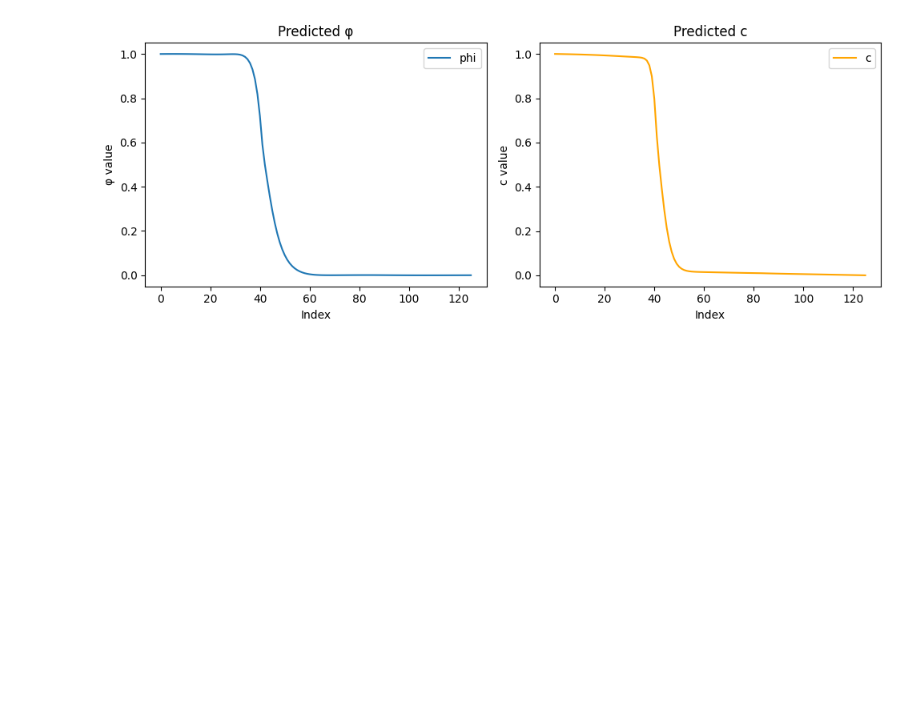
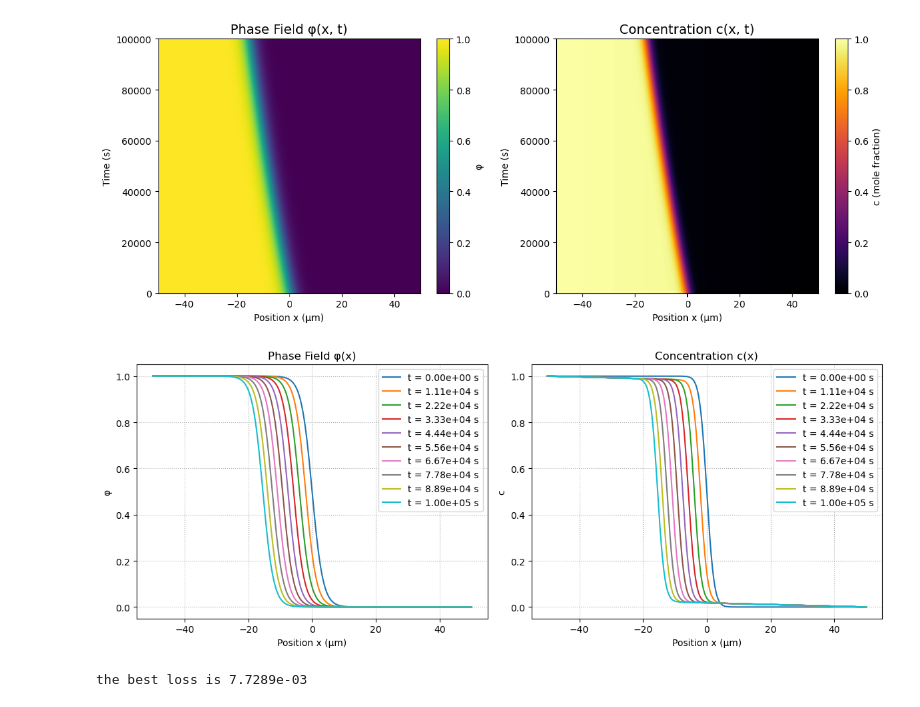
Before and after one commit to Fangkoukou/Jax-Implementation-of-PF-PINN, a Jupyter notebook: train.ipynb, the cells around one changed output. Saved outputs shown, nothing was run; the diff lists cells and outputs as text; code cells hidden in the pictures; blank space fills up the shorter version.

```diff
--- a/train.ipynb
+++ b/train.ipynb
@@ -19,19 +19,26 @@ key, subkey = random.split(key)
 model = PINN(key=subkey, width=16, depth=4)
 
 # initialize the pde:
-alpha_phi = jnp.float64(9.62e-5)
-omega_phi = jnp.float64(1.663e7)
-A         = jnp.float64(5.35e7)
-M         = jnp.float64(8.5e-10) / (2 * A)
-L         = jnp.float64(1e-11)
-c_se       = jnp.float64(1.0)
-c_le       = jnp.float64(5100/1.43e5)
-pde = PDE(alpha_phi = alpha_phi, omega_phi = omega_phi, M = M, A = A, L = L, c_se = c_se, c_le = c_le)
+params = {
+    "alpha_phi": 9.62e-5,
+    "omega_phi": 1.663e7,
+    "L": 1.0e-11,           # For activation-controlled case (Section 5.2.1)
+    "M": 8.5e-10/(2*5.35e7),
+    "A": 5.35e7,
+    "c_se": 1.0,
+    "c_le": 5100/1.43e5,
+    "x_range": (-50e-6, 50e-6),
+    "t_range": (0, 1e5),
+    "nx": 256,
+    "nt": 100
+}
+pde = PDE(**params)
 
 # initialize the derivative class:
 deriv = Derivative()
 
 # initialize the residual class:
+# the normalized range and normalizing constants
 x_span = (-0.5, 0.5)
 x_coef = 1.0 * 1e4
 t_span = (0.0, 1.0)
@@ -164,24 +171,14 @@ Step 8000: total_loss = 7.7829e-03
-# %%
-_, _, _, _, _, final_params, _, best_loss, best_params = final_carry
-model_final = eqx.combine(best_params, static)
-phi_pred, c_pred  = model_final(x["ic"], 0.5 * jnp.ones_like(x["ic"]))
-
-# Assuming phi_pred and c_pred are 1D arrays of same length
-fig, axes = plt.subplots(1, 2, figsize=(10, 4))
-
-axes[0].plot(phi_pred, label="phi")
-axes[0].set_title("Predicted φ")
-axes[0].set_xlabel("Index")
-axes[0].set_ylabel("φ value")
-axes[0].legend()
-
-axes[1].plot(c_pred, label="c", color="orange")
-axes[1].set_title("Predicted c")
-axes[1].set_xlabel("Index")
-axes[1].set_ylabel("c value")
-axes[1].legend()
-
-plt.tight_layout()
-plt.show()
-# %% [output]
-[figure, removed]
+# %%
+# the actual result:
+x_validate, t_validate, C_validate, P_validate = pde.solve()
+pde.draw_heatmap(x_validate, t_validate, C_validate, P_validate)
+pde.draw_profiles(x_validate, t_validate, C_validate, P_validate)
+# %% [output]
+[figure, added]
+[figure, added]
+# %%
+_, _, _, _, _, final_params, _, best_loss, best_params = final_carry
+print(f"the best loss is {best_loss:.4e}")
+model_final = eqx.combine(best_params, static)
+# %% [output]
+the best loss is 7.7289e-03
```
Also changed, not shown: parts of 3 cells of this notebook.
